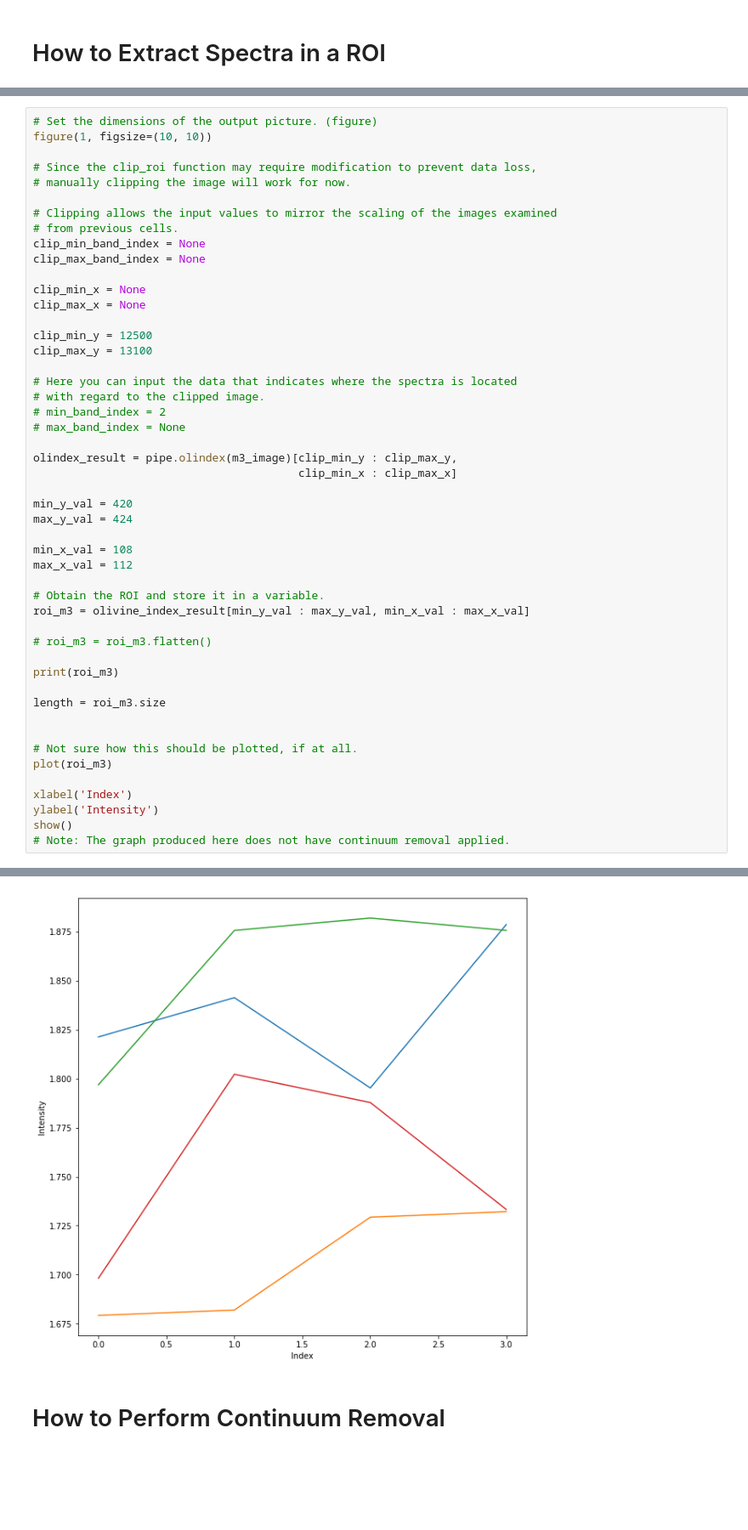
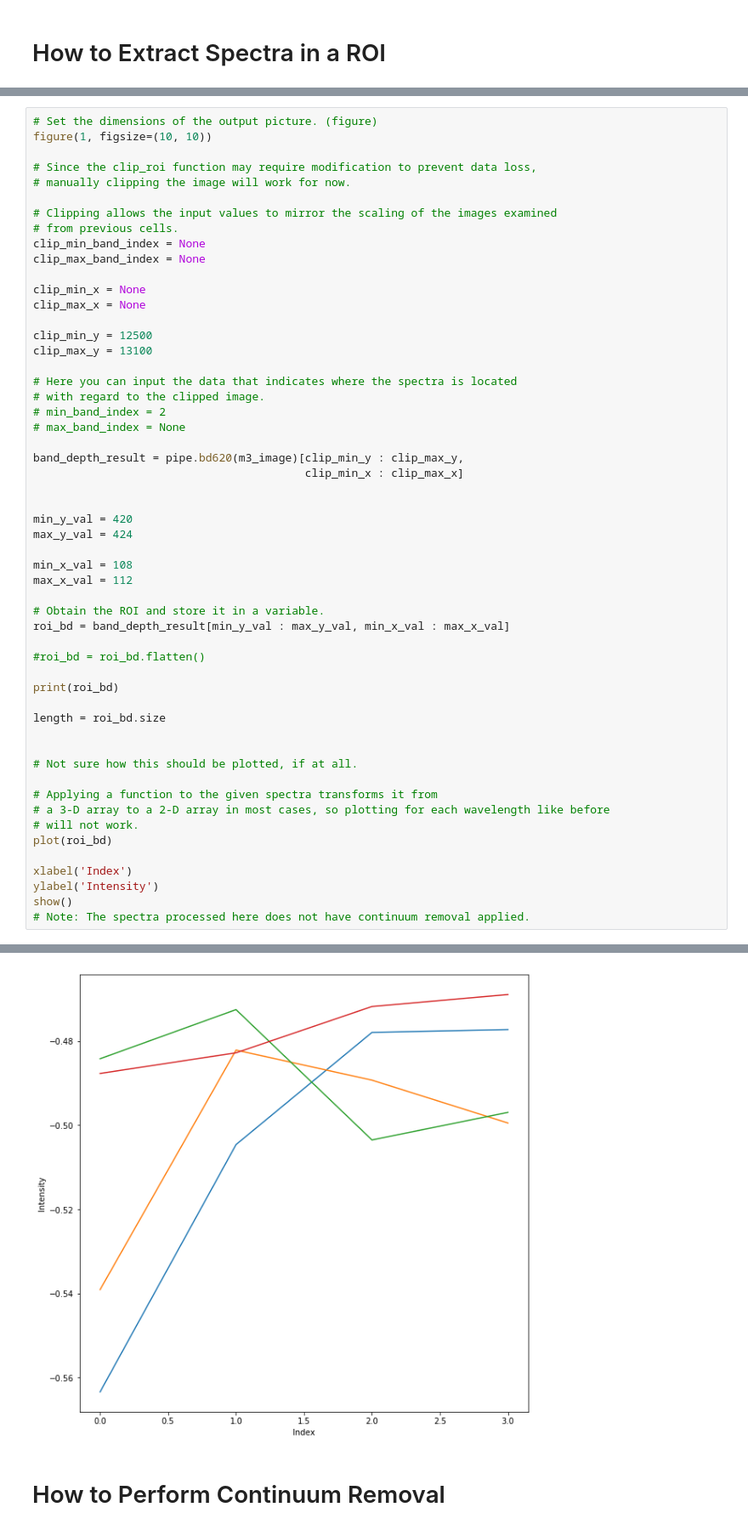
Before and after one commit to jlaura/PyHAT, a Jupyter notebook: notebooks/pyhat_m3_examples_img.ipynb, the cells around one changed output, grey strips where cells are left out. Shown at 85% size. Drawn from its saved outputs; the diff is of its cells as text; blank space fills up the shorter version.

```diff
--- a/notebooks/pyhat_m3_examples_img.ipynb
+++ b/notebooks/pyhat_m3_examples_img.ipynb
@@ -377,8 +563,9 @@ clip_max_y = 13100
 # min_band_index = 2
 # max_band_index = None
 
-olindex_result = pipe.olindex(m3_image)[clip_min_y : clip_max_y,
-                                        clip_min_x : clip_max_x]
+band_depth_result = pipe.bd620(m3_image)[clip_min_y : clip_max_y,
+                                         clip_min_x : clip_max_x]
+
 
 min_y_val = 420
 max_y_val = 424
@@ -387,20 +574,24 @@ min_x_val = 108
 max_x_val = 112
 
 # Obtain the ROI and store it in a variable.
-roi_m3 = olivine_index_result[min_y_val : max_y_val, min_x_val : max_x_val]
+roi_bd = band_depth_result[min_y_val : max_y_val, min_x_val : max_x_val]
 
-# roi_m3 = roi_m3.flatten()
+#roi_bd = roi_bd.flatten()
 
-print(roi_m3)
+print(roi_bd)
 
-length = roi_m3.size
+length = roi_bd.size
 
 
 # Not sure how this should be plotted, if at all.
-plot(roi_m3)
+
+# Applying a function to the given spectra transforms it from
+# a 3-D array to a 2-D array in most cases, so plotting for each wavelength like before
+# will not work.
+plot(roi_bd)
 
 xlabel('Index')
 ylabel('Intensity')
 show()
-# Note: The graph produced here does not have continuum removal applied.
+# Note: The spectra processed here does not have continuum removal applied.
 # %% [output]
@@ -411,4 +602,4 @@ show()
-[figure, old version]
+[figure, new version]
 # %% [markdown]
 # How to Perform Continuum Removal
 # %%
```
Also changed, not shown: parts of 15 cells of this notebook.
